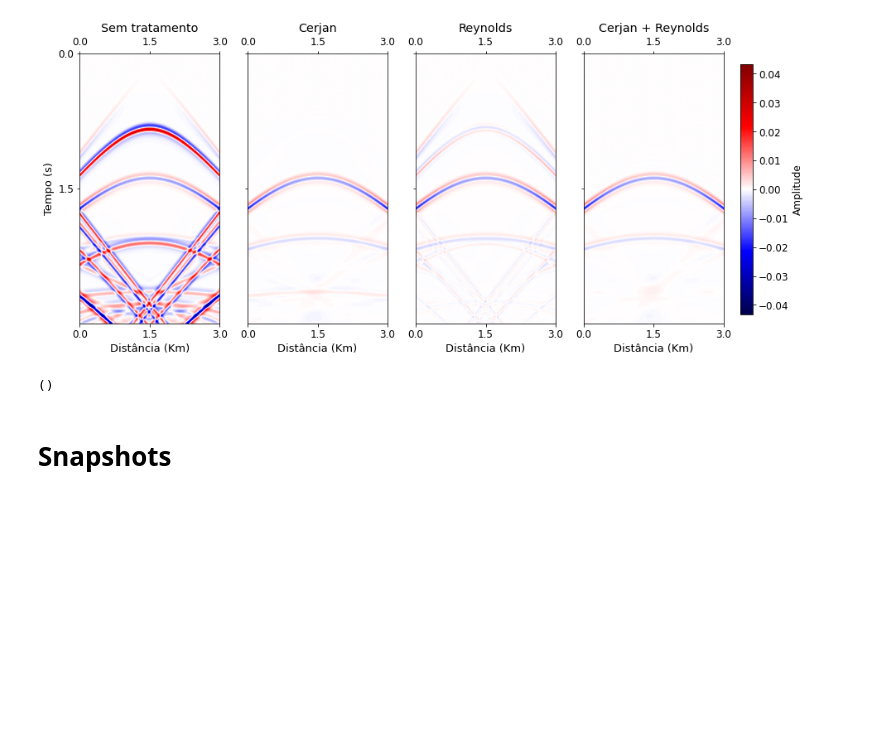
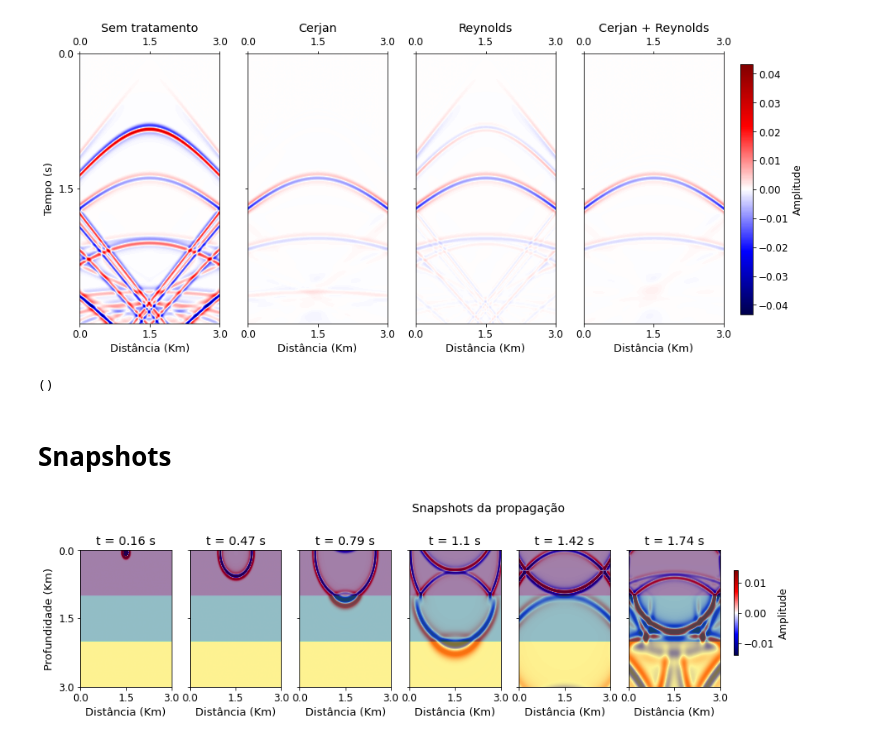
Before and after one commit to thiago-carneiro/mestrado, a Jupyter notebook: procSinais/modelagem.ipynb, the cells around one changed output. Drawn from its saved outputs; the diff is of its cells as text; code cells hidden in the pictures; blank space fills up the shorter version.

```diff
--- a/procSinais/modelagem.ipynb
+++ b/procSinais/modelagem.ipynb
@@ -10,18 +13,18 @@ import matplotlib.pyplot as plt
 # %%
 class modelo():
     def __init__(self, Nx = 300, Nz = 300) -> None:
-        self.Nx=Nx#300
-        self.Nz=Nz#300
-        self.vp=np.zeros((self.Nz, self.Nx))
-        self.Na=0
+        self.mod.Nx=Nx#300
+        self.mod.Nz=Nz#300
+        self.vp=np.zeros((self.mod.Nz, self.mod.Nx))
+        self.mod.Na=0
         self.fat = 0
-        self.fat_c = np.ones((self.Nz, self.Nx))
+        self.fat_c = np.ones((self.mod.Nz, self.mod.Nx))
     def cria_bordas_cerjan(self,Na = 50,fat=0.0025):
-        self.Na = Na
+        self.mod.Na = Na
         self.fat = fat
 
-        Nzz = self.Nz + 2*self.Na
-        Nxx = self.Nx + 2*self.Na
+        Nzz = self.mod.Nz + 2*self.mod.Na
+        Nxx = self.mod.Nx + 2*self.mod.Na
         ext_vp=np.zeros((Nzz,Nxx))
         ext_vp[Na:-Na,Na:-Na]=self.vp
         for i in range(Na+1):
@@ -30,8 +33,8 @@ class modelo():
             ext_vp[:,i]=ext_vp[:,Na+1]
             ext_vp[:,-i-1]=ext_vp[:,-Na-1]
         self.vp=ext_vp
-        self.Nz=Nzz
-        self.Nx=Nxx
+        self.mod.Nz=Nzz
+        self.mod.Nx=Nxx
 
 #        self.fat_c = [exp(-((self.fat*(Na-i))**2)) for i in range(Na)]
         self.fat_c = np.ones((Nzz,Nxx))
@@ -62,9 +65,9 @@ modelo_homogeneo().plot()
 class modelo_paralelas(modelo):
     def __init__(self, Nx = 300, Nz = 300, v = [1500, 3000, 5000]) -> None:
         super().__init__(Nx,Nz)
-        self.vp[:int(self.Nz/3),:]=v[0]#1500
-        self.vp[int(self.Nz/3):int(2*self.Nz/3),:]=v[1]#3000
-        self.vp[int(2*self.Nz/3):,:]=v[2]#5000
+        self.vp[:int(self.mod.Nz/3),:]=v[0]#1500
+        self.vp[int(self.mod.Nz/3):int(2*self.mod.Nz/3),:]=v[1]#3000
+        self.vp[int(2*self.mod.Nz/3):,:]=v[2]#5000
 
 modelo_paralelas(500,300).cria_bordas_cerjan().plot_fator_cerjan()
 # %% [output]
@@ -412,3 +529,7 @@ comp_sis()
 ()
 # %% [markdown]
 # Snapshots
+# %%
+malha(modelo_paralelas().cria_bordas_cerjan(),fonte_sismica(),cerjan=False,reynolds=False).modelagem().plot_snaps()
+# %% [output]
+[figure, added]
```
Also changed, not shown: parts of 9 cells of this notebook.
